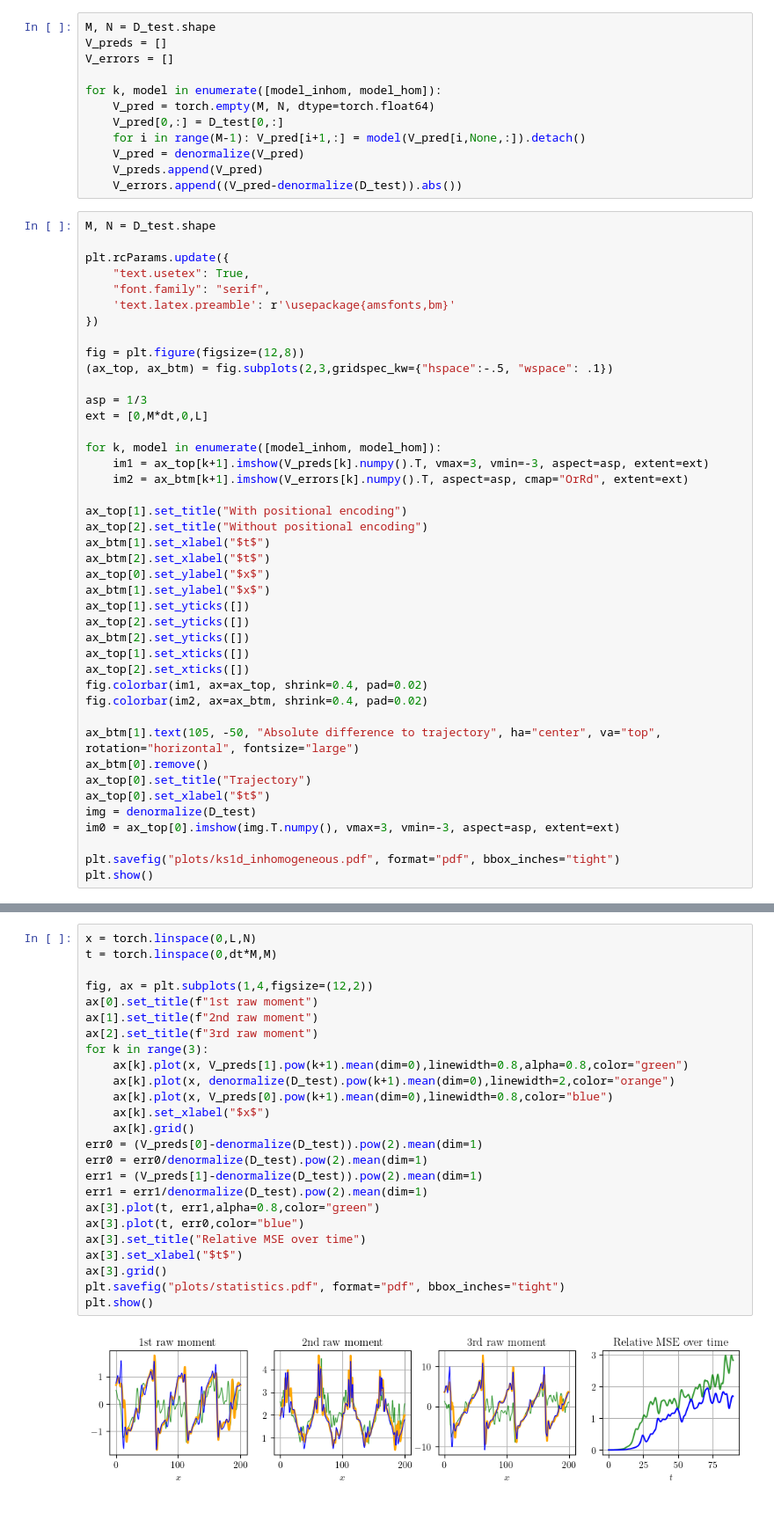
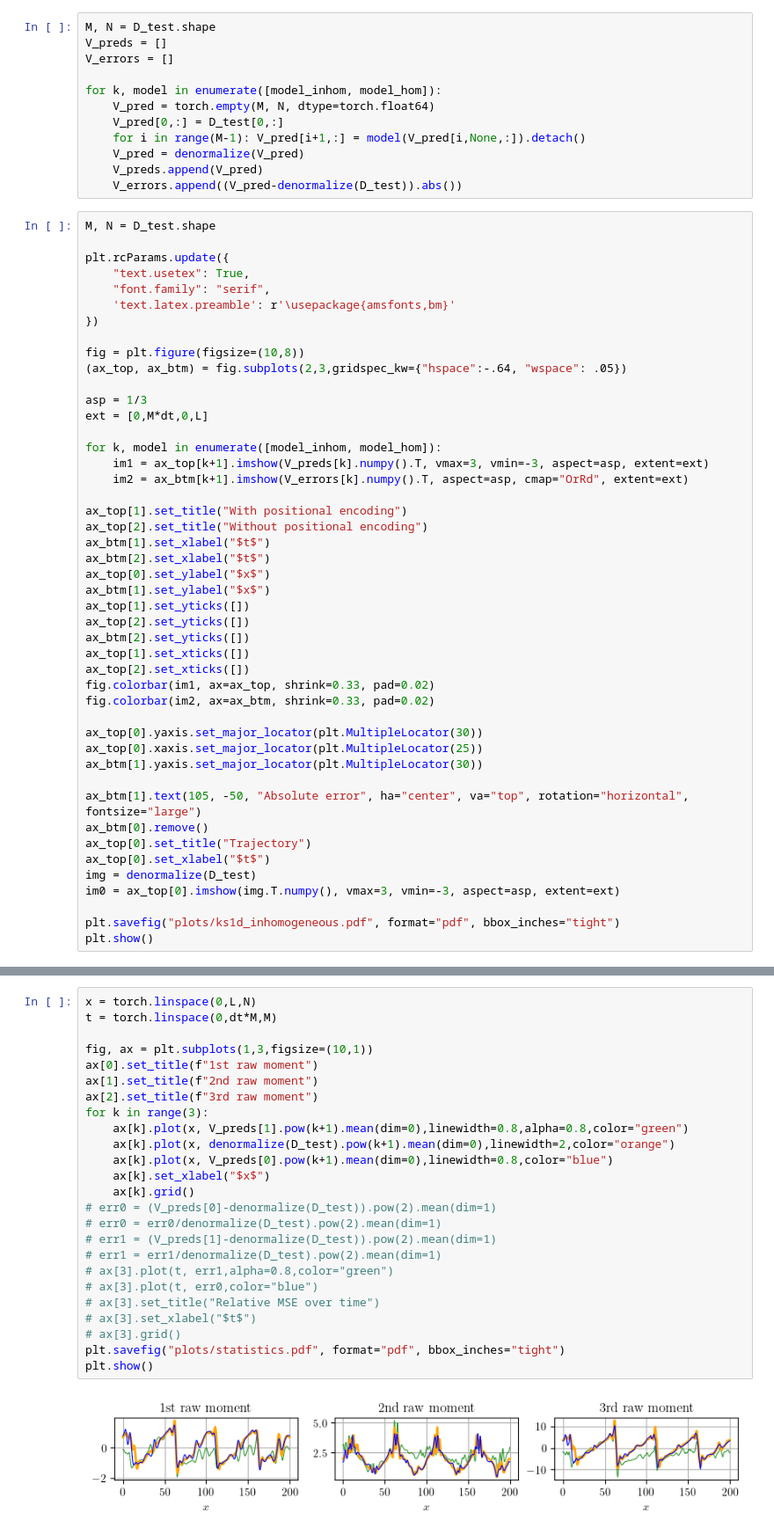
Before and after one commit to graps1/ELM-PDEs, a Jupyter notebook: ks1d/ks1d_inhomogeneous.ipynb, the cells around one changed output, grey strips where cells are left out. Shown at 88% size. Cells and saved outputs as stored; diff of their text form.

```diff
--- a/ks1d/ks1d_inhomogeneous.ipynb
+++ b/ks1d/ks1d_inhomogeneous.ipynb
@@ -56,8 +56,8 @@ plt.rcParams.update({
     'text.latex.preamble': r'\usepackage{amsfonts,bm}'
 })
 
-fig = plt.figure(figsize=(12,8))
-(ax_top, ax_btm) = fig.subplots(2,3,gridspec_kw={"hspace":-.5, "wspace": .1})
+fig = plt.figure(figsize=(10,8))
+(ax_top, ax_btm) = fig.subplots(2,3,gridspec_kw={"hspace":-.64, "wspace": .05})
 
 asp = 1/3
 ext = [0,M*dt,0,L]
@@ -77,10 +77,14 @@ ax_top[2].set_yticks([])
 ax_btm[2].set_yticks([])
 ax_top[1].set_xticks([])
 ax_top[2].set_xticks([])
-fig.colorbar(im1, ax=ax_top, shrink=0.4, pad=0.02)
-fig.colorbar(im2, ax=ax_btm, shrink=0.4, pad=0.02)
+fig.colorbar(im1, ax=ax_top, shrink=0.33, pad=0.02)
+fig.colorbar(im2, ax=ax_btm, shrink=0.33, pad=0.02)
 
-ax_btm[1].text(105, -50, "Absolute difference to trajectory", ha="center", va="top", rotation="horizontal", fontsize="large")
+ax_top[0].yaxis.set_major_locator(plt.MultipleLocator(30))
+ax_top[0].xaxis.set_major_locator(plt.MultipleLocator(25))
+ax_btm[1].yaxis.set_major_locator(plt.MultipleLocator(30))
+
+ax_btm[1].text(105, -50, "Absolute error", ha="center", va="top", rotation="horizontal", fontsize="large")
 ax_btm[0].remove()
 ax_top[0].set_title("Trajectory")
 ax_top[0].set_xlabel("$t$")
@@ -94,27 +98,27 @@ plt.show()
 # %%
 x = torch.linspace(0,L,N)
 t = torch.linspace(0,dt*M,M)
 
-fig, ax = plt.subplots(1,4,figsize=(12,2))
+fig, ax = plt.subplots(1,3,figsize=(10,1))
 ax[0].set_title(f"1st raw moment")
 ax[1].set_title(f"2nd raw moment")
 ax[2].set_title(f"3rd raw moment")
 for k in range(3):
     ax[k].plot(x, V_preds[1].pow(k+1).mean(dim=0),linewidth=0.8,alpha=0.8,color="green")
     ax[k].plot(x, denormalize(D_test).pow(k+1).mean(dim=0),linewidth=2,color="orange")
     ax[k].plot(x, V_preds[0].pow(k+1).mean(dim=0),linewidth=0.8,color="blue")
     ax[k].set_xlabel("$x$")
     ax[k].grid()
-err0 = (V_preds[0]-denormalize(D_test)).pow(2).mean(dim=1)
-err0 = err0/denormalize(D_test).pow(2).mean(dim=1)
-err1 = (V_preds[1]-denormalize(D_test)).pow(2).mean(dim=1)
-err1 = err1/denormalize(D_test).pow(2).mean(dim=1)
-ax[3].plot(t, err1,alpha=0.8,color="green")
-ax[3].plot(t, err0,color="blue")
-ax[3].set_title("Relative MSE over time")
-ax[3].set_xlabel("$t$")
-ax[3].grid()
+# err0 = (V_preds[0]-denormalize(D_test)).pow(2).mean(dim=1)
+# err0 = err0/denormalize(D_test).pow(2).mean(dim=1)
+# err1 = (V_preds[1]-denormalize(D_test)).pow(2).mean(dim=1)
+# err1 = err1/denormalize(D_test).pow(2).mean(dim=1)
+# ax[3].plot(t, err1,alpha=0.8,color="green")
+# ax[3].plot(t, err0,color="blue")
+# ax[3].set_title("Relative MSE over time")
+# ax[3].set_xlabel("$t$")
+# ax[3].grid()
 plt.savefig("plots/statistics.pdf", format="pdf", bbox_inches="tight")
 plt.show()
 # %% [output]
-[figure, old version]
+[figure, new version]
```
Also changed, not shown: parts of 1 cell of this notebook, 8 other files.
